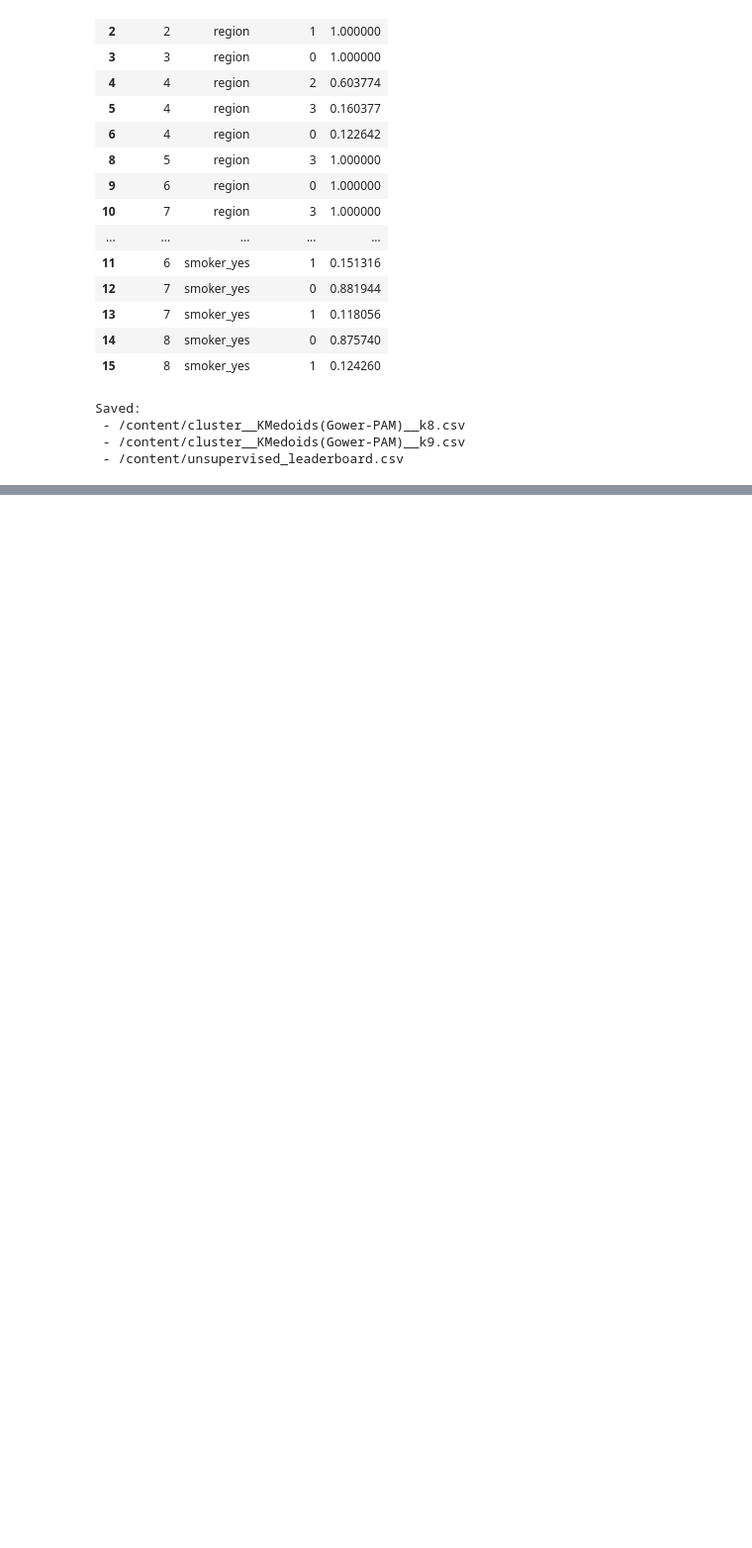
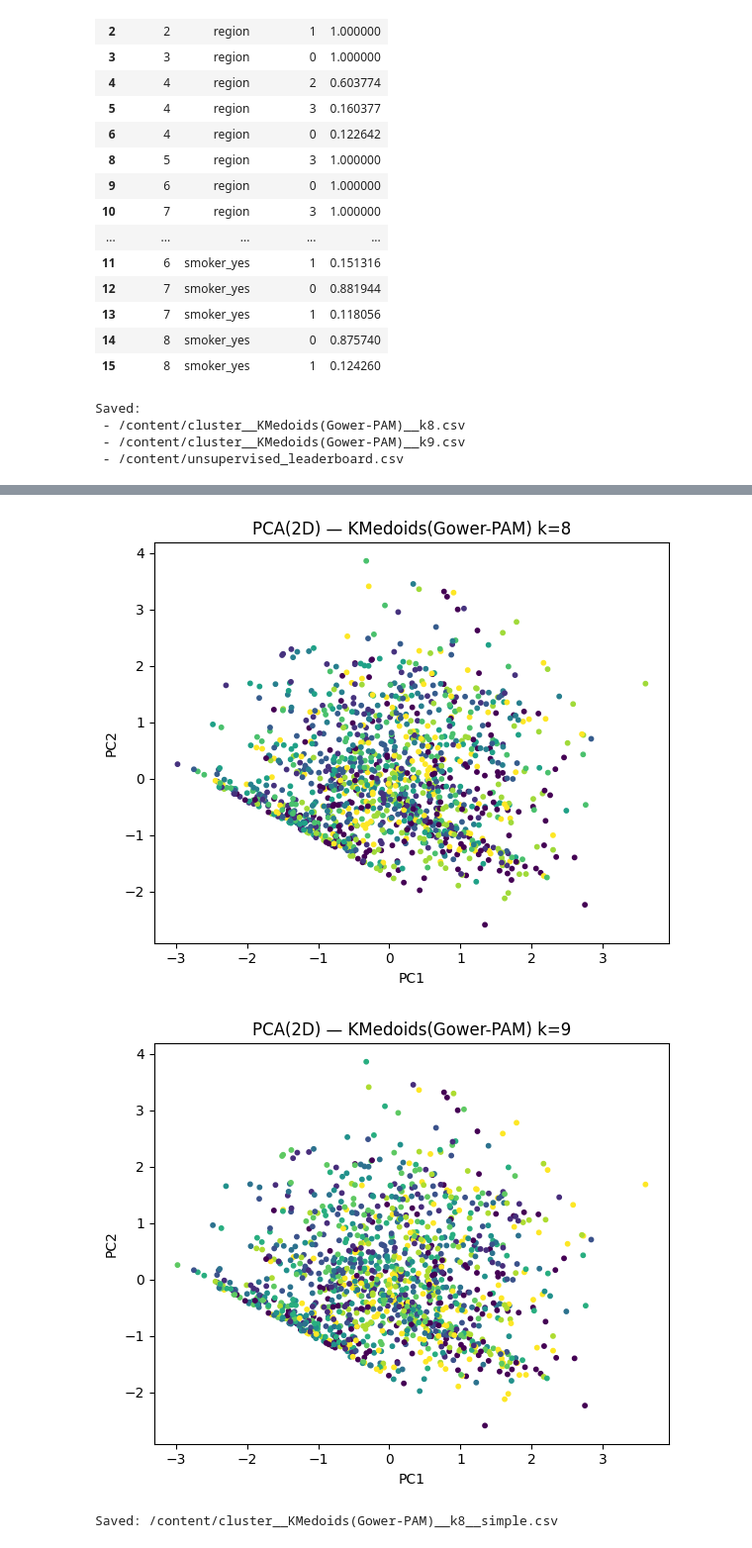
Before and after one commit to yosriawedi/ML-Project-Insurance, a Jupyter notebook: unsupervised.ipynb, the cells around one changed output, grey strips where cells are left out. Shown at 99% size. Cells and saved outputs as stored; diff of their text form; code cells hidden in the pictures; blank space fills up the shorter version.

```diff
--- a/unsupervised.ipynb
+++ b/unsupervised.ipynb
@@ -471,0 +596,27 @@ Saved:
+# %%
+from sklearn.decomposition import PCA
+
+pca = PCA(n_components=2, random_state=42)
+XY = pca.fit_transform(X_onehot)
+
+def scatter_2d(XY, labels, title):
+    plt.figure(figsize=(6,5))
+    plt.scatter(XY[:,0], XY[:,1], c=labels, s=10)
+    plt.title(title)
+    plt.xlabel("PC1"); plt.ylabel("PC2")
+    plt.tight_layout(); plt.show()
+
+scatter_2d(XY, lab_best,   f"PCA(2D) — {best_key[0]} k={best_key[1]}")
+scatter_2d(XY, lab_second, f"PCA(2D) — {second_key[0]} k={second_key[1]}")
+# %% [output]
+[figure, added]
+[figure, added]
+# %%
+best_col = f"cluster__{best_key[0]}__k{best_key[1]}"
+df_best = df.copy()
+df_best[best_col] = lab_best
+out_path = f"/content/{best_col}__simple.csv"
+df_best.to_csv(out_path, index=False)
+print("Saved:", out_path)
+# %% [output]
+Saved: /content/cluster__KMedoids(Gower-PAM)__k8__simple.csv
```
Also changed, not shown: parts of 4 cells of this notebook.
